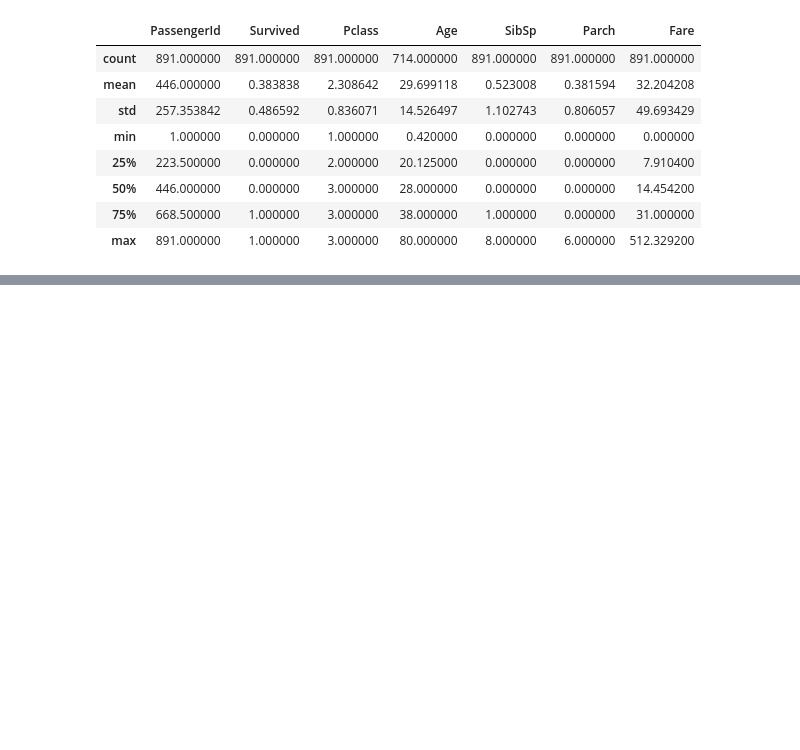
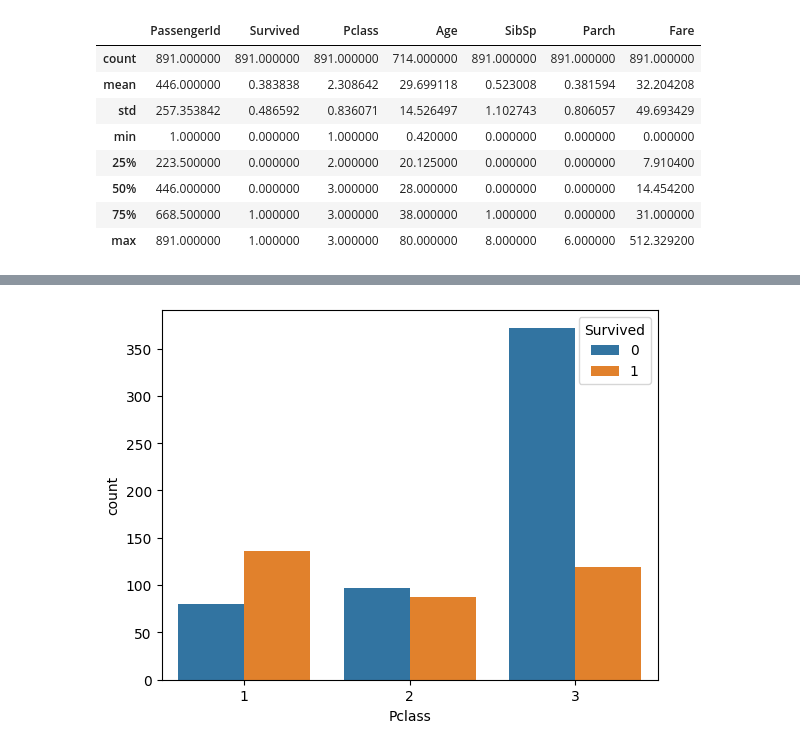
Before and after one commit to dinesh16adh/Data-Science-Projects., a Jupyter notebook: Titanic Data Analysis/eda_of_titanic_dataset_with_python_analysis.ipynb, the cells around one changed output, grey strips where cells are left out. Saved outputs shown, nothing was run; the diff lists cells and outputs as text; code cells hidden in the pictures; blank space fills up the shorter version.

```diff
--- a/Titanic Data Analysis/eda_of_titanic_dataset_with_python_analysis.ipynb
+++ b/Titanic Data Analysis/eda_of_titanic_dataset_with_python_analysis.ipynb
@@ -73,0 +113,5 @@ train_data.describe()
+# %%
+sns.countplot(x="Pclass",hue="Survived",data=train_data)
+plt.show()
+# %% [output]
+[figure, added]
```
Also changed, not shown: parts of 15 cells of this notebook.
